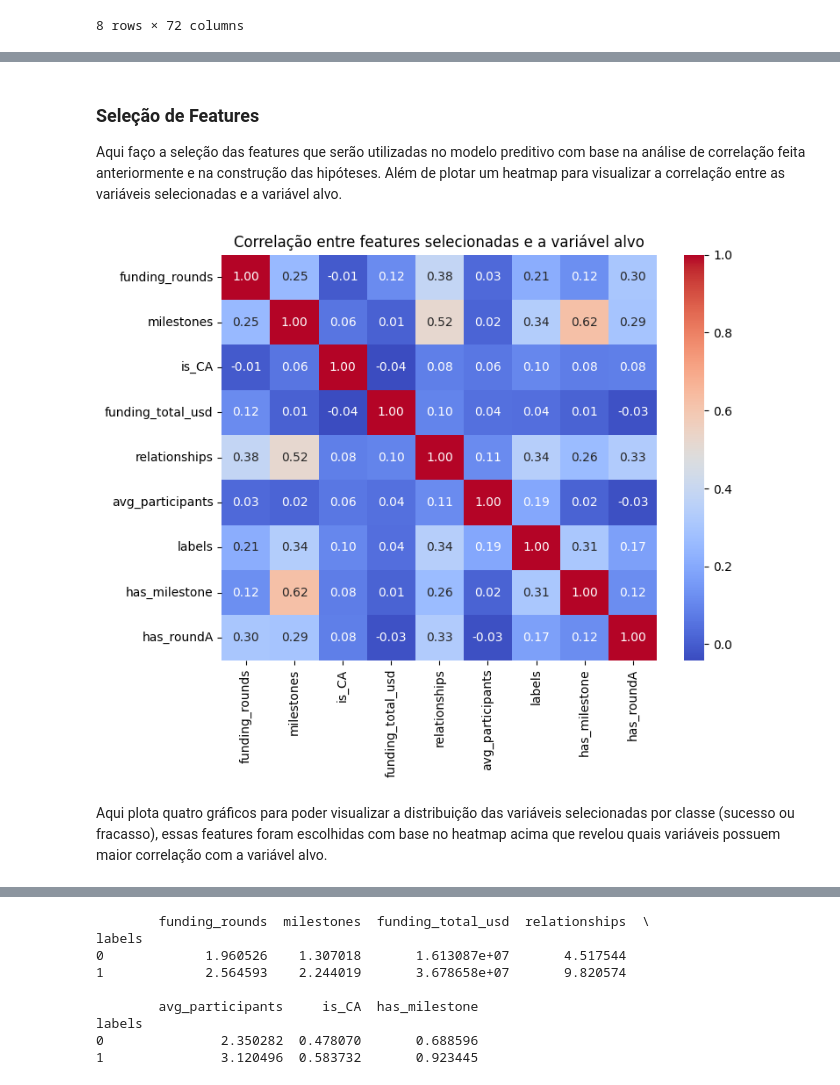
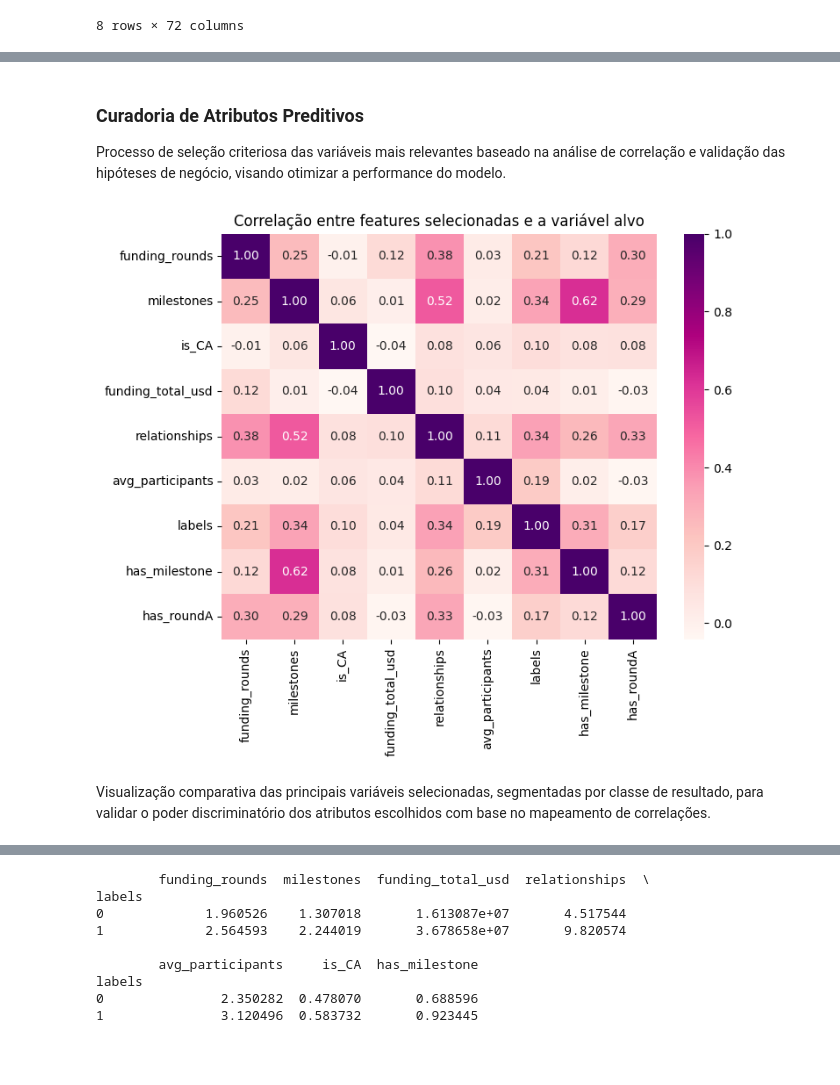
Before and after one commit to guedesrayssa/modelo-preditivo-startups, a Jupyter notebook: startup_success_model.ipynb, the cells around one changed output, grey strips where cells are left out. Drawn from its saved outputs; the diff is of its cells as text; code cells hidden in the pictures; blank space fills up the shorter version.

```diff
--- a/startup_success_model.ipynb
+++ b/startup_success_model.ipynb
@@ -217,27 +234,27 @@ Name: labels, dtype: float64
 # %% [markdown]
-### Seleção de Features
+### Curadoria de Atributos Preditivos
 
-Aqui faço a seleção das features que serão utilizadas no modelo preditivo com base na análise de correlação feita anteriormente e na construção das hipóteses. Além de plotar um heatmap para visualizar a correlação entre as variáveis selecionadas e a variável alvo.
+Processo de seleção criteriosa das variáveis mais relevantes baseado na análise de correlação e validação das hipóteses de negócio, visando otimizar a performance do modelo.
 # %%
 # features que serão utilizadas no modelo
 features_selecionadas = ['funding_rounds',
                         'milestones',
                         'is_CA',
                         'funding_total_usd',
                         'relationships',
                         'avg_participants',
                         'labels',
                         'has_milestone',
                         'has_roundA']
 
 corr = train[features_selecionadas].corr() # calcula a correlação das variáveis
 plt.figure(figsize=(8, 6)) # define o tamanho da figura
-sns.heatmap(corr, annot=True, cmap='coolwarm', fmt=".2f") # plota um heatmap com a correlação das variáveis com a variável alvo
+sns.heatmap(corr, annot=True, cmap='RdPu', fmt=".2f") # plota um heatmap com a correlação das variáveis com a variável alvo
 plt.title('Correlação entre features selecionadas e a variável alvo') # define o titulo do gráfico
 plt.show() # mostra o gráfico
 # %% [output]
-[figure, old version]
+[figure, new version]
 # %% [markdown]
-Aqui plota quatro gráficos para poder visualizar a distribuição das variáveis selecionadas por classe (sucesso ou fracasso), essas features foram escolhidas com base no heatmap acima que revelou quais variáveis possuem maior correlação com a variável alvo.
+Visualização comparativa das principais variáveis selecionadas, segmentadas por classe de resultado, para validar o poder discriminatório dos atributos escolhidos com base no mapeamento de correlações.
 # %%
 for col in ['funding_rounds', 'milestones', 'relationships', 'avg_participants']: # defeine a variável 'col' para plotar os quatro gráficos
```
Also changed, not shown: parts of 33 cells of this notebook.
